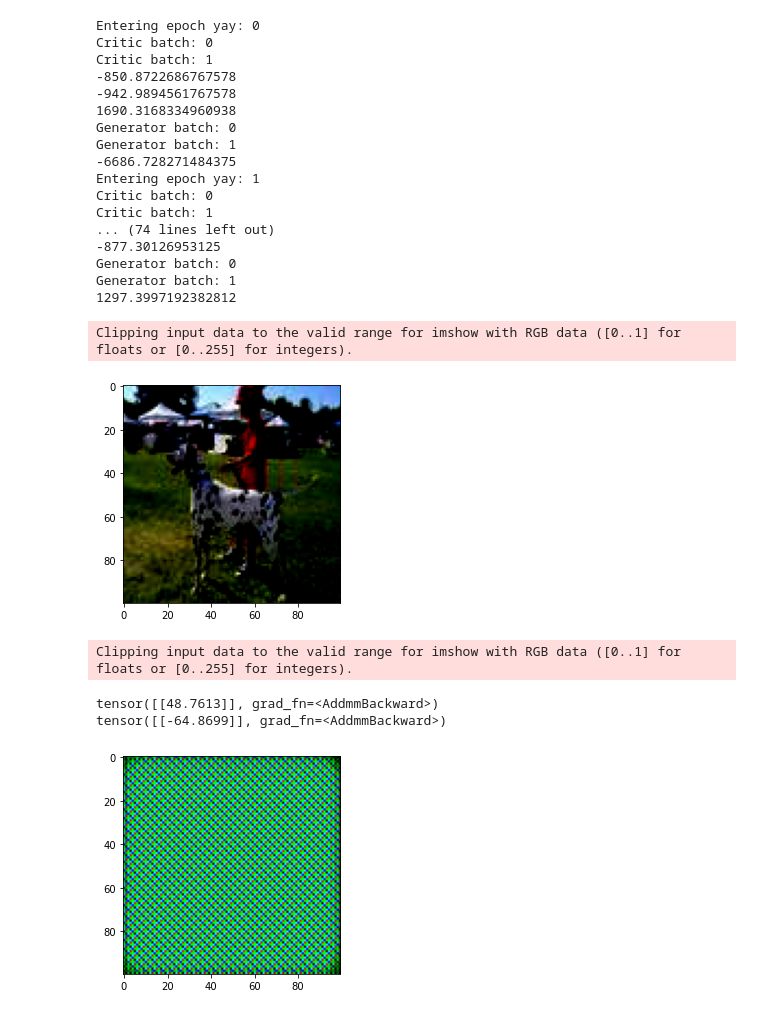
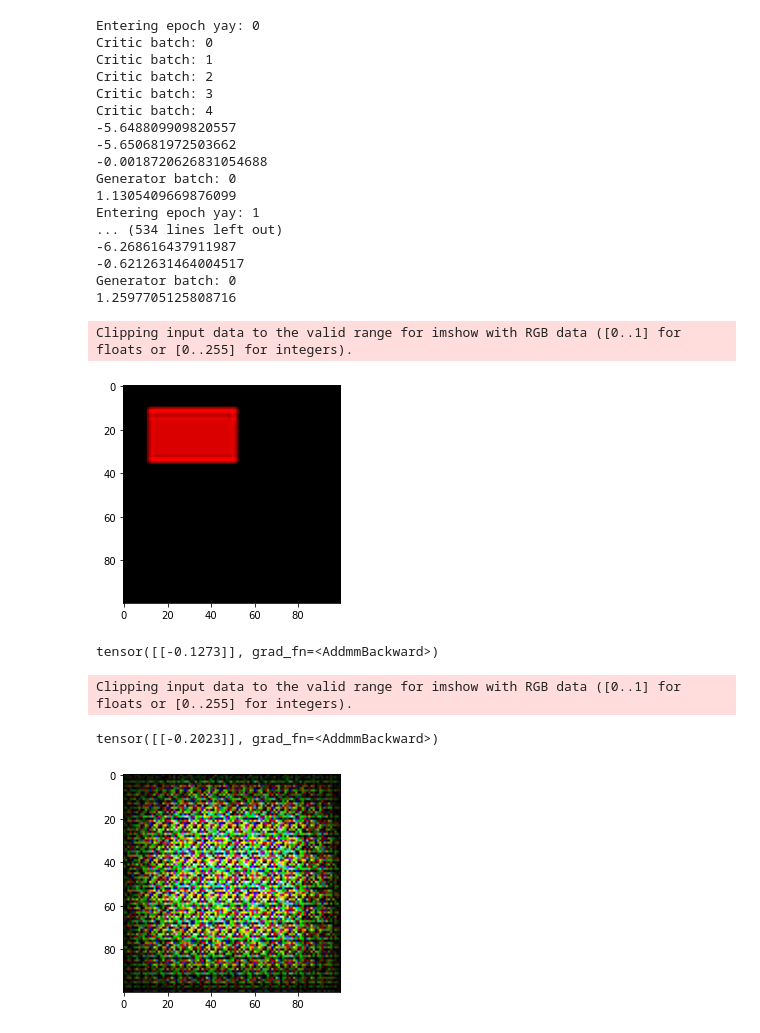
Before and after one commit to pmistry9597/DoGAN, a Jupyter notebook: GAN.ipynb, the cells around one changed output. Saved outputs shown, nothing was run; the diff lists cells and outputs as text; code cells hidden in the pictures.

Commit message:
Testing GAN with static image rather than generator network

```diff
--- a/GAN.ipynb
+++ b/GAN.ipynb
@@ -56,7 +88,7 @@ for epoch in range(num_epochs):
         real_score = scores[0]
         gen_score = scores[1]
         #loss function
-        loss = -( real_score - gen_score ) + 0.001 * ( torch.pow(real_score,2) + torch.pow(gen_score,2) ) #penalize for distance away from 0
+        loss = -( real_score - gen_score ) #+ 0.01 * ( torch.pow(real_score,2) + torch.pow(gen_score,2) ) #penalize for distance away from 0
         #some tracking of numbers here
         realScore += real_score.item()
         fakeScore += gen_score.item()
@@ -90,38 +122,38 @@ for epoch in range(num_epochs):
 Entering epoch yay: 0
 Critic batch: 0
 Critic batch: 1
--850.8722686767578
--942.9894561767578
-1690.3168334960938
+Critic batch: 2
+Critic batch: 3
+Critic batch: 4
+-5.648809909820557
+-5.650681972503662
+-0.0018720626831054688
 Generator batch: 0
-Generator batch: 1
--6686.728271484375
+1.1305409669876099
 Entering epoch yay: 1
-Critic batch: 0
-Critic batch: 1
-... (74 lines left out)
--877.30126953125
+... (534 lines left out)
+-6.268616437911987
+-0.6212631464004517
 Generator batch: 0
-Generator batch: 1
-1297.3997192382812
+1.2597705125808716
 # %%
 import matplotlib.pyplot as plt
 plt.imshow(dogdata[0][0].permute(1,2,0))
 plt.show()
 
 critic.batchSize = 1
 critic.eval()
-print(critic(dogdata[0][0].unsqueeze(0)))
-rando = torch.rand([1, 512, 1, 1])
+print(critic(dogdata[800][0].unsqueeze(0)))
+rando = torch.rand([1, 100, 1, 1])
 print(critic(generator(rando)))
 
 gen = generator(rando)
 plt.imshow(gen[0].permute(1,2,0).detach().numpy())
 plt.show()
 # %% [output]
 Clipping input data to the valid range for imshow with RGB data ([0..1] for floats or [0..255] for integers).
-[figure, old version]
+[figure, new version]
-Clipping input data to the valid range for imshow with RGB data ([0..1] for floats or [0..255] for integers).
+tensor([[-0.1273]], grad_fn=<AddmmBackward>)
-tensor([[48.7613]], grad_fn=<AddmmBackward>)
-tensor([[-64.8699]], grad_fn=<AddmmBackward>)
+Clipping input data to the valid range for imshow with RGB data ([0..1] for floats or [0..255] for integers).
+tensor([[-0.2023]], grad_fn=<AddmmBackward>)
-[figure, old version]
+[figure, new version]
```
Also changed, not shown: parts of 6 cells of this notebook, 5 other files.
